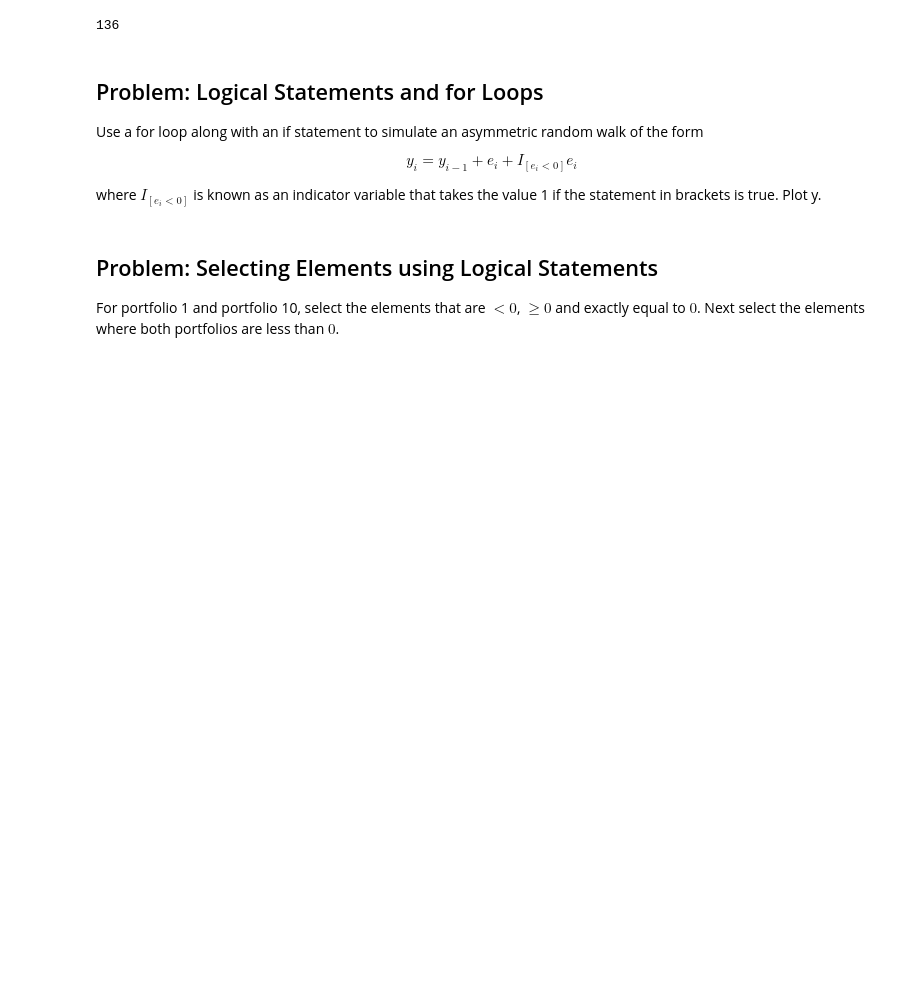
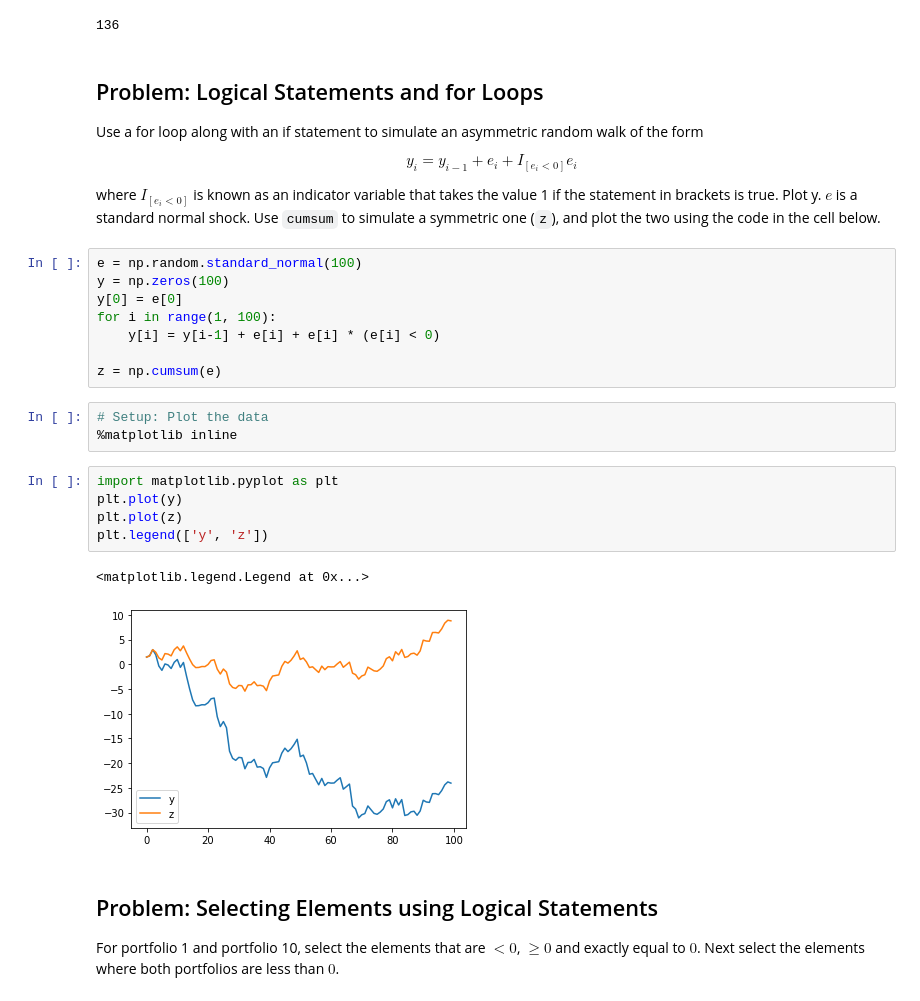
Before and after one commit to bashtage/python-introduction, a Jupyter notebook: solutions/lesson-7.ipynb, the cells around one changed output. Cells and saved outputs as stored; diff of their text form; blank space fills up the shorter version.

```diff
--- a/solutions/lesson-7.ipynb
+++ b/solutions/lesson-7.ipynb
@@ -82,7 +84,27 @@ Use a for loop along with an if statement to simulate an asymmetric random walk
 $$y_{i}=y_{i-1}+e_{i}+I_{[e_{i}<0]}e_{i}$$
 
 where $I_{[e_{i}<0]}$ is known as an indicator variable that takes the value 1 if the statement in
-brackets is true. Plot y.
+brackets is true. Plot y. $e$ is a standard normal shock. Use `cumsum` to simulate a symmetric
+one (`z`), and plot the two using the code in the cell below.
+# %%
+e = np.random.standard_normal(100)
+y = np.zeros(100)
+y[0] = e[0]
+for i in range(1, 100):
+    y[i] = y[i-1] + e[i] + e[i] * (e[i] < 0)
+
+z = np.cumsum(e)
+# %%
+# Setup: Plot the data
+%matplotlib inline
+# %%
+import matplotlib.pyplot as plt
+plt.plot(y)
+plt.plot(z)
+plt.legend(['y', 'z'])
+# %% [output]
+<matplotlib.legend.Legend at 0x...>
+[figure, added]
 # %% [markdown]
 ## Problem: Selecting Elements using Logical Statements
 For portfolio 1 and portfolio 10, select the elements that are $<0$, $\geq 0$ and exactly equal to
```
Also changed, not shown: parts of 18 cells of this notebook, 17 other files.
